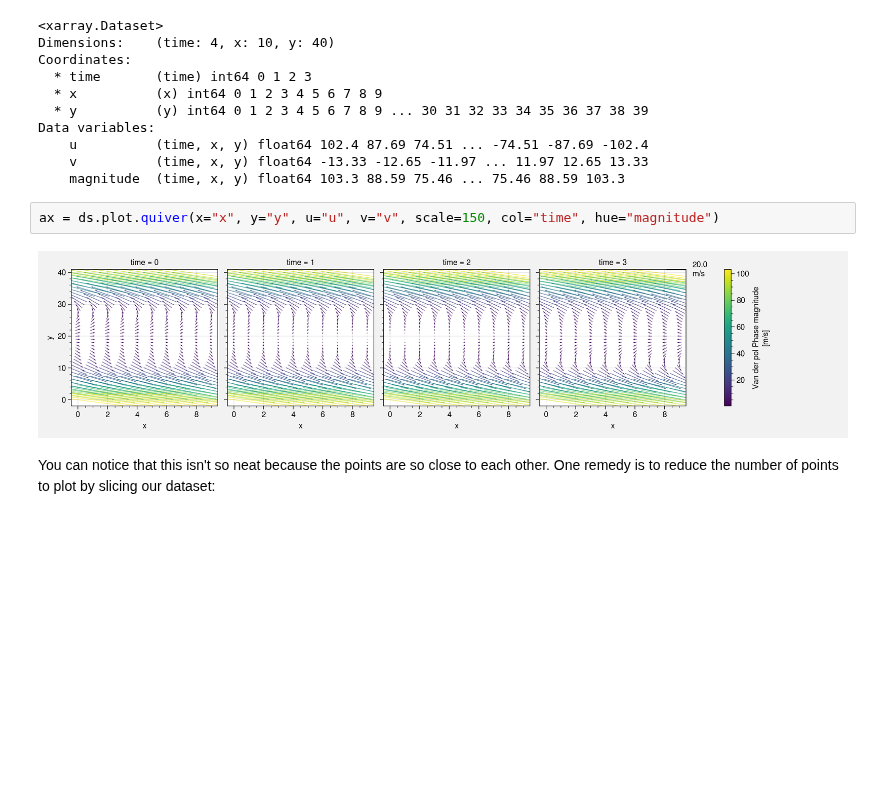
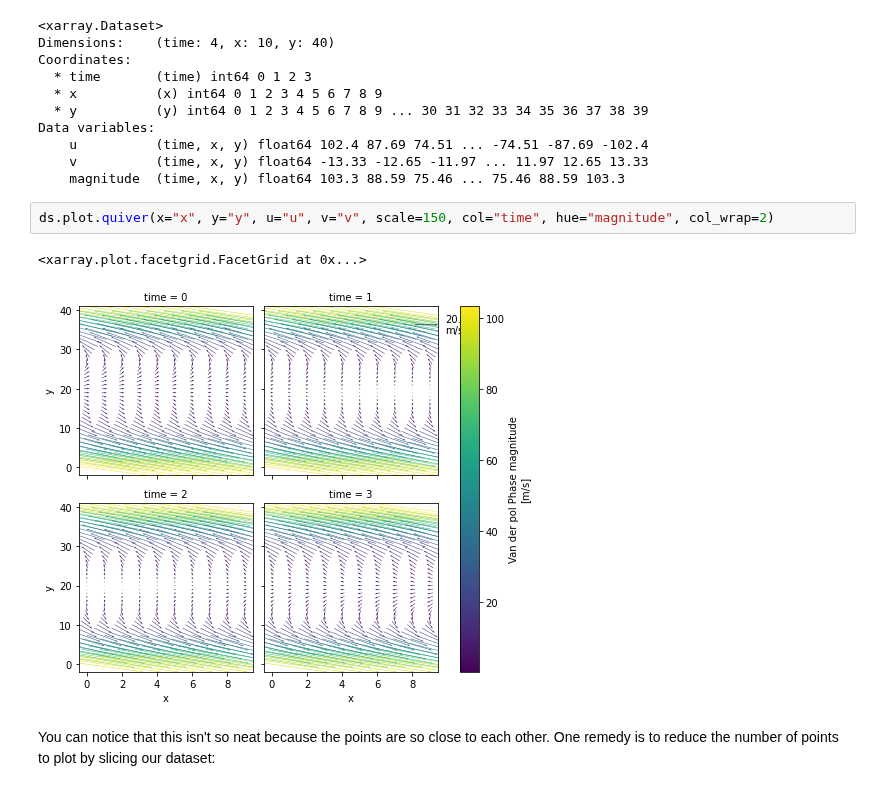
Before and after one commit to andersy005/blog, a Jupyter notebook: posts/2021/new-in-xarray-v0.17.ipynb, the cells around one changed output. Saved outputs shown, nothing was run; the diff lists cells and outputs as text; blank space fills up the shorter version.

Commit message:
Add xarray v0.17.0 post

```diff
--- a/posts/2021/new-in-xarray-v0.17.ipynb
+++ b/posts/2021/new-in-xarray-v0.17.ipynb
@@ -84,9 +98,10 @@ Data variables:
     v          (time, x, y) float64 -13.33 -12.65 -11.97 ... 11.97 12.65 13.33
     magnitude  (time, x, y) float64 103.3 88.59 75.46 ... 75.46 88.59 103.3
 # %%
-ax = ds.plot.quiver(x="x", y="y", u="u", v="v", scale=150, col="time", hue="magnitude")
+ds.plot.quiver(x="x", y="y", u="u", v="v", scale=150, col="time", hue="magnitude", col_wrap=2)
 # %% [output]
+<xarray.plot.facetgrid.FacetGrid at 0x...>
-[figure, old version]
+[figure, new version]
 # %% [markdown]
 You can notice that this isn't so neat because the points are so close to each
 other. One remedy is to reduce the number of points to plot by slicing our
```
Also changed, not shown: parts of 13 cells of this notebook.
